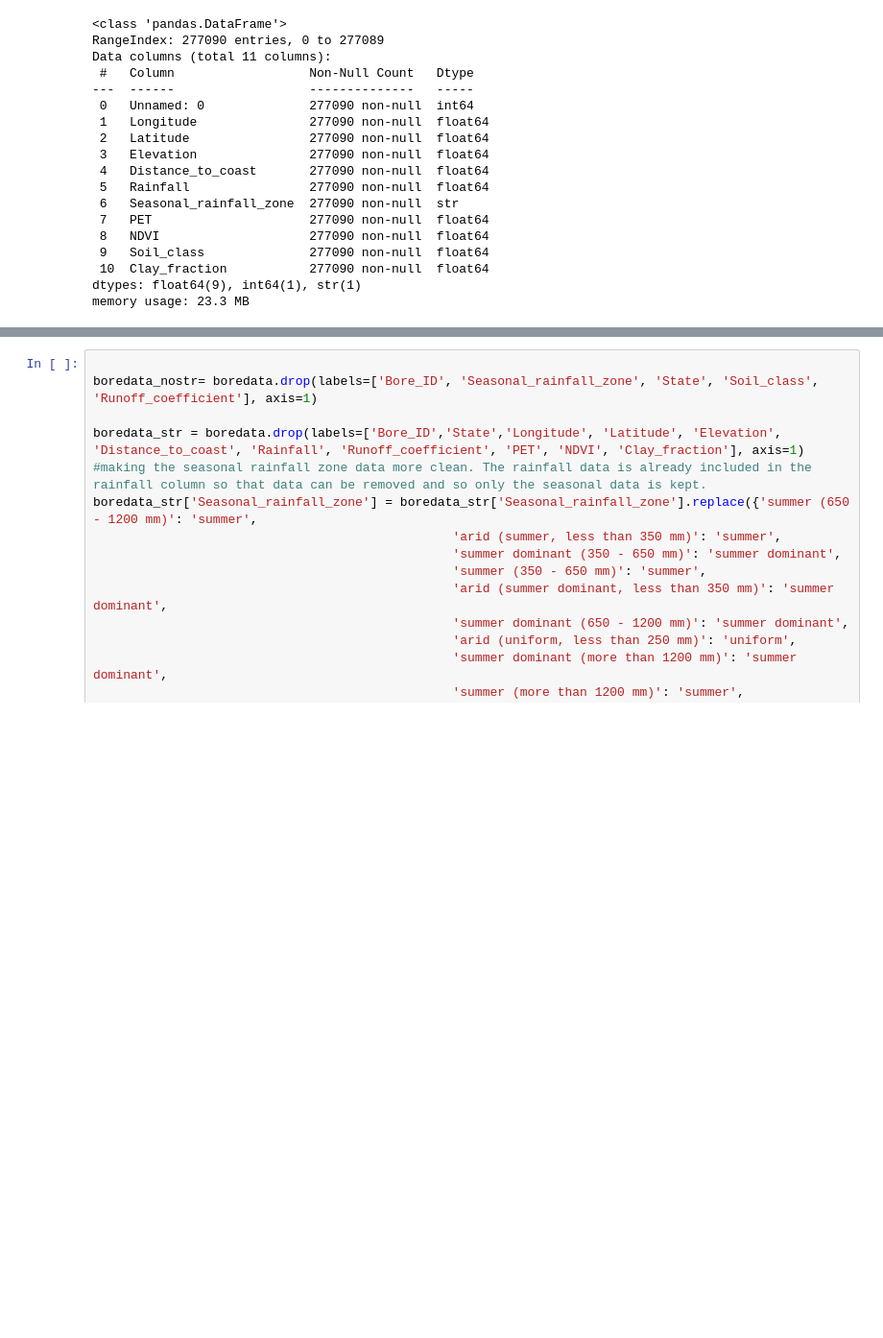
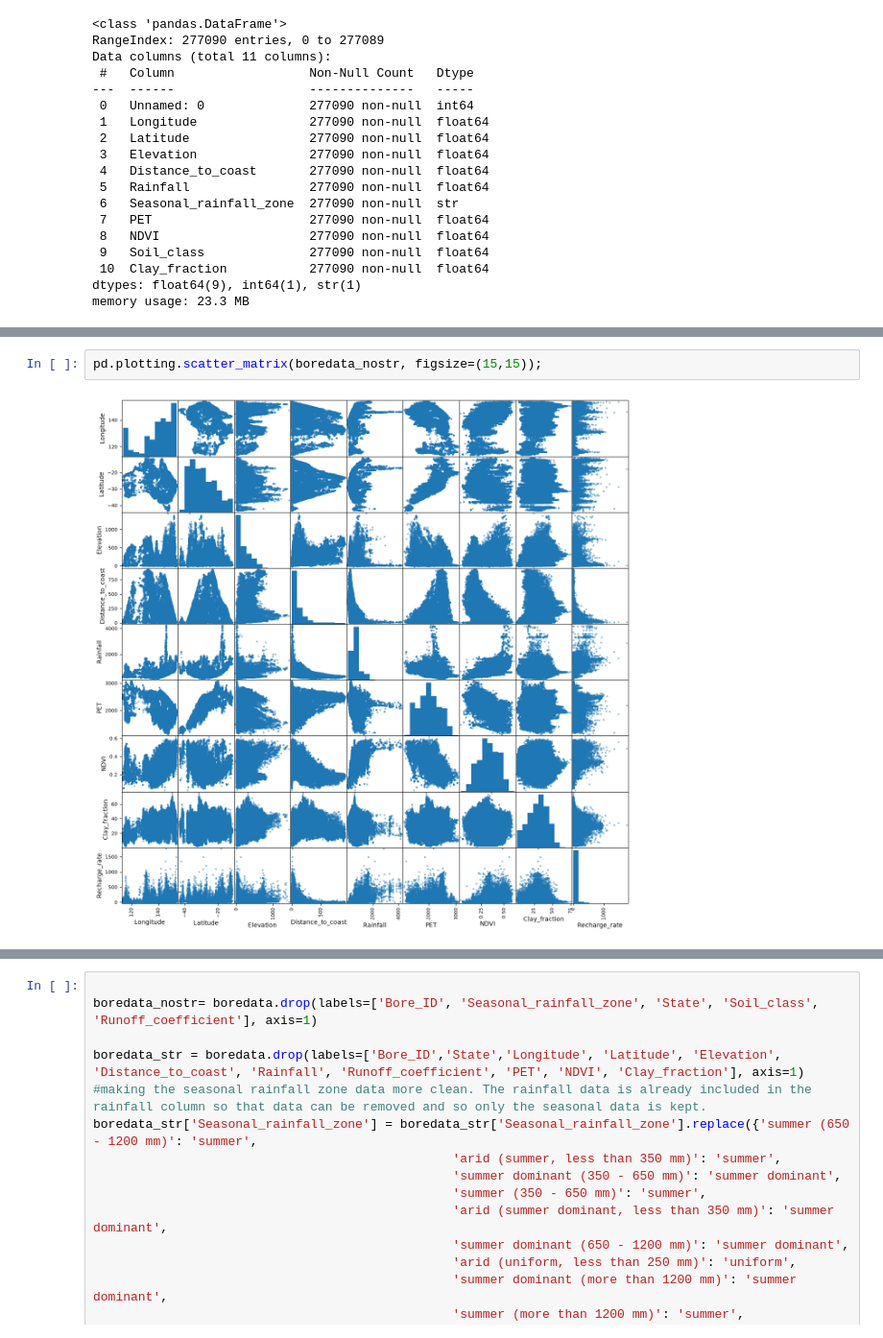
Before and after one commit to Matei-Stoica-Uni/Capstone-Case-Study---Australia, a Jupyter notebook: AUS_gw_recharge_capstonecasestudy.ipynb, the cells around one changed output, grey strips where cells are left out. Shown at 96% size. Saved outputs shown, nothing was run; the diff lists cells and outputs as text; blank space fills up the shorter version.

```diff
--- a/AUS_gw_recharge_capstonecasestudy.ipynb
+++ b/AUS_gw_recharge_capstonecasestudy.ipynb
@@ -76,0 +122,4 @@ Borehole data:
+# %%
+pd.plotting.scatter_matrix(boredata_nostr, figsize=(15,15));
+# %% [output]
+[figure, added]
```
Also changed, not shown: parts of 19 cells of this notebook, 1 other file.
